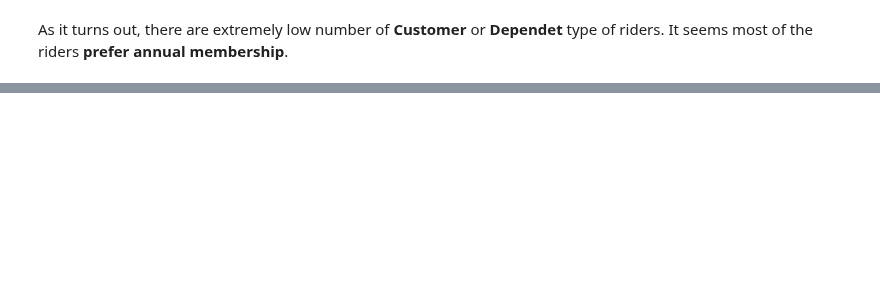
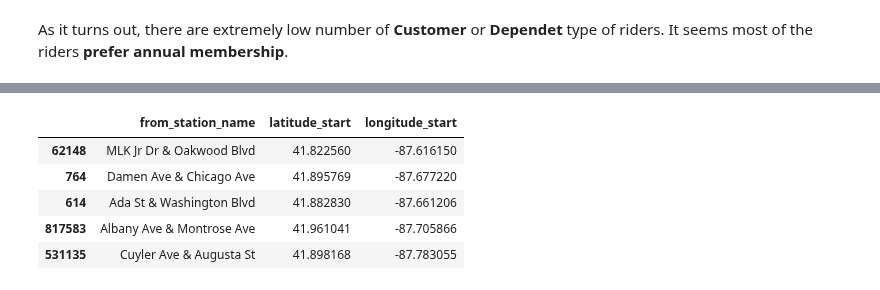
Before and after one commit to sominw/Kaggle, a Jupyter notebook: ChicagoBicycleSharing/starter.ipynb, the cells around one changed output, grey strips where cells are left out. Saved outputs shown, nothing was run; the diff lists cells and outputs as text; code cells hidden in the pictures; blank space fills up the shorter version.

```diff
--- a/ChicagoBicycleSharing/starter.ipynb
+++ b/ChicagoBicycleSharing/starter.ipynb
@@ -186,0 +153,11 @@ data[['longitude_start','latitude_start','longitude_end','latitude_end']]
+# %%
+station_info = data[['from_station_name','latitude_start','longitude_start']].drop_duplicates(subset='from_station_name')
+# %%
+station_info.sample(5)
+# %% [output]
+|  | from_station_name | latitude_start | longitude_start |
+| 62148 | MLK Jr Dr & Oakwood Blvd | 41.822560 | -87.616150 |
+| 764 | Damen Ave & Chicago Ave | 41.895769 | -87.677220 |
+| 614 | Ada St & Washington Blvd | 41.882830 | -87.661206 |
+| 817583 | Albany Ave & Montrose Ave | 41.961041 | -87.705866 |
+| 531135 | Cuyler Ave & Augusta St | 41.898168 | -87.783055 |
```
Also changed, not shown: parts of 10 cells of this notebook.
